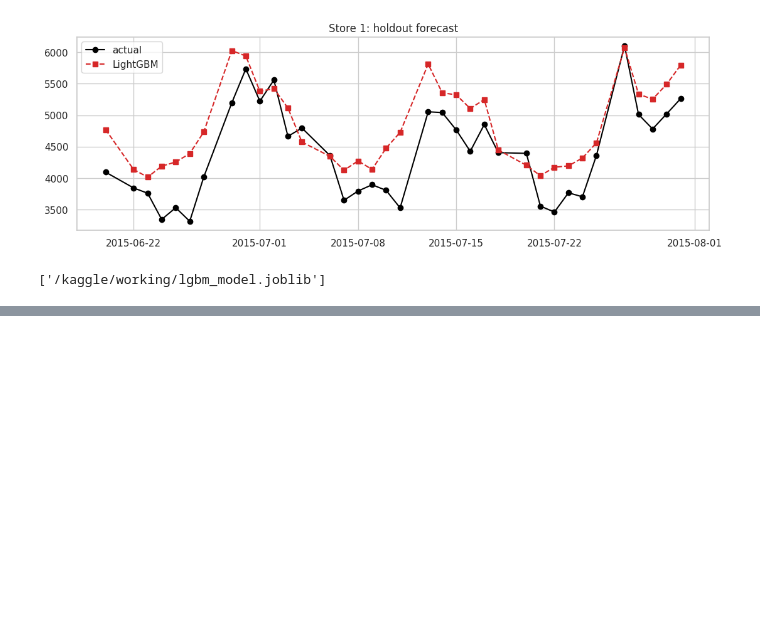
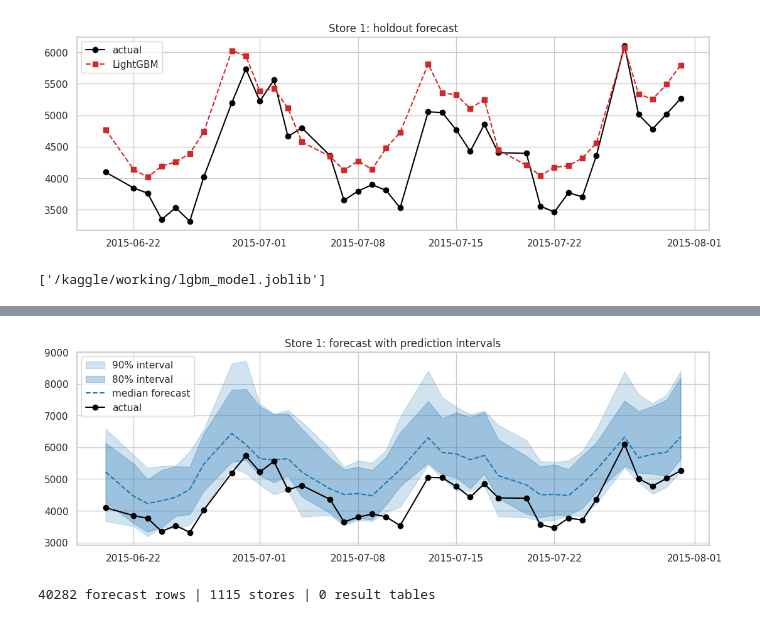
Before and after one commit to soumensen411/Sales-Demand-Forecasting, a Jupyter notebook: store-sales-forecasting.ipynb, the cells around one changed output, grey strips where cells are left out. Saved outputs shown, nothing was run; the diff lists cells and outputs as text; code cells hidden in the pictures; blank space fills up the shorter version.

```diff
--- a/store-sales-forecasting.ipynb
+++ b/store-sales-forecasting.ipynb
@@ -921,0 +1557,20 @@ joblib.dump({"model": model, "features": FEATURES}, "/kaggle/working/lgbm_model.
+# %%
+# ---------------------------------------------------------
+# 7. Fan chart for one store
+# ---------------------------------------------------------
+STORE_ID = 1
+s = val_part[val_part.Store == STORE_ID].sort_values("Date")
+i80_lo, i80_hi, _ = LEVELS["80%"]
+s80_lo = to_sales(Q_val[val_part.Store.values == STORE_ID][np.argsort(val_part[val_part.Store == STORE_ID].Date.values)][:, i80_lo] - margins["80%"])
+s80_hi = to_sales(Q_val[val_part.Store.values == STORE_ID][np.argsort(val_part[val_part.Store == STORE_ID].Date.values)][:, i80_hi] + margins["80%"])
+
+plt.figure(figsize=(13, 4))
+plt.fill_between(s.Date, s.lo, s.hi, alpha=0.2, color="tab:blue", label="90% interval")
+plt.fill_between(s.Date, s80_lo, s80_hi, alpha=0.3, color="tab:blue", label="80% interval")
+plt.plot(s.Date, s.med, "--", color="tab:blue", label="median forecast")
+plt.plot(s.Date, s.Sales, "o-", color="black", label="actual")
+plt.title(f"Store {STORE_ID}: forecast with prediction intervals")
+plt.legend()
+plt.show()
+# %% [output]
+[figure, added]
@@ -921,0 +1584,60 @@ joblib.dump({"model": model, "features": FEATURES}, "/kaggle/working/lgbm_model.
+# %%
+import os, json
+import numpy as np
+import pandas as pd
+
+os.makedirs("data/app", exist_ok=True)
+
+# --- forecasts: one row per store and open day in the held-out window
+fc = pd.DataFrame({
+    "store":  val_part.Store.values,
+    "date":   val_part.Date.values,
+    "promo":  val_part.Promo.values,
+    "actual": val_part.Sales.values,
+    "median": to_sales(Q_val[:, 2]),
+    "lo80":   to_sales(Q_val[:, 1] - margins["80%"]),
+    "hi80":   to_sales(Q_val[:, 3] + margins["80%"]),
+    "lo90":   to_sales(Q_val[:, 0] - margins["90%"]),
+    "hi90":   to_sales(Q_val[:, 4] + margins["90%"]),
+})
+fc.to_parquet("data/app/forecasts.parquet")
+
+# --- history: last 400 days before the forecast window (closed days -> NaN)
+h = raw[(raw.Date < val_start) & (raw.Date >= val_start - pd.Timedelta(days=400))].copy()
+h["sales"] = h.Sales.where((h.Open == 1) & (h.Sales > 0))
+(h.rename(columns={"Store": "store", "Date": "date", "Promo": "promo"})
+  [["store", "date", "sales", "promo"]].to_parquet("data/app/history.parquet"))
+
+# --- per-store metrics + attributes
+ev = val_part.assign(ae=(val_part.Sales - val_part.med).abs(),
+                     ape2=((val_part.Sales - val_part.med) / val_part.Sales) ** 2)
+sm = ev.groupby("Store").agg(avg_sales=("Sales", "mean"), mae=("ae", "mean"),
+                             rmspe=("ape2", lambda s: np.sqrt(s.mean())),
+                             coverage90=("covered", "mean")).reset_index()
+sm["rmspe_pct"], sm["coverage90_pct"] = sm.rmspe * 100, sm.coverage90 * 100
+
+meta = store[["Store", "StoreType", "Assortment", "CompetitionDistance", "Promo2"]].astype(
+    {"StoreType": str, "Assortment": str})
+stores = (meta.merge(sm, on="Store")
+              .rename(columns={"Store": "store", "StoreType": "store_type", "Assortment": "assortment",
+                               "CompetitionDistance": "competition_distance", "Promo2": "promo2"})
+              .drop(columns=["rmspe", "coverage90"]).round(2))
+stores.to_json("data/app/stores.json", orient="records")
+
+# --- model-result tables for the "Model results" tab (uses CSVs saved in earlier steps)
+tables = []
+for title, path in [("Model comparison (last fold)", "data/model_comparison.csv"),
+                    ("Error by days ahead", "data/multistep_results.csv"),
+                    ("Prediction intervals", "data/interval_results.csv"),
+                    ("Deep learning", "data/deep_learning_results.csv")]:
+    if os.path.exists(path):
+        t = pd.read_csv(path)
+        if t.columns[0].startswith("Unnamed"):
+            t = t.rename(columns={t.columns[0]: "model"})
+        t = t.round(4).astype(object).where(t.notna(), None)
+        tables.append({"title": title, "columns": list(t.columns), "rows": t.values.tolist()})
+json.dump(tables, open("data/app/tables.json", "w"))
+
+print(len(fc), "forecast rows |", fc.store.nunique(), "stores |", len(tables), "result tables")
+# %% [output]
+40282 forecast rows | 1115 stores | 0 result tables
```
Also changed, not shown: parts of 32 cells of this notebook.
